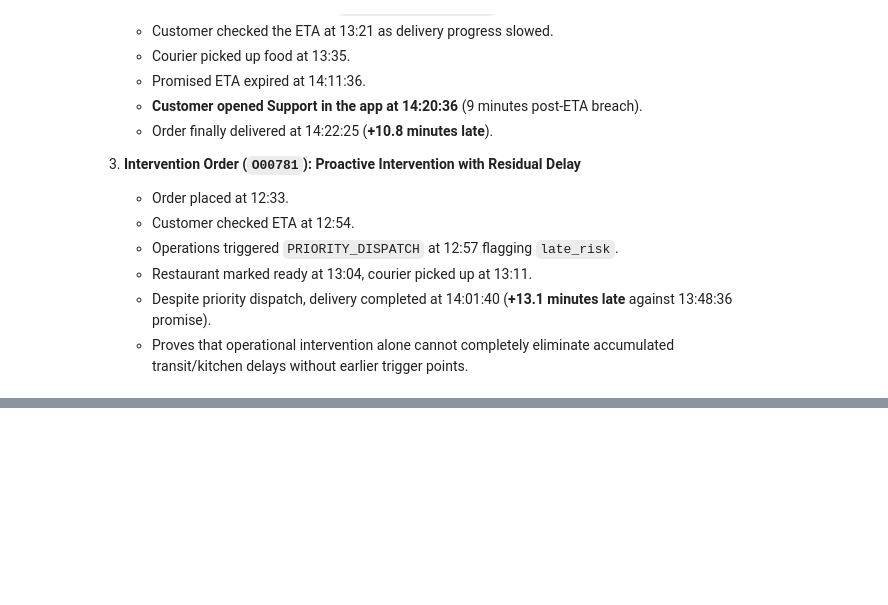
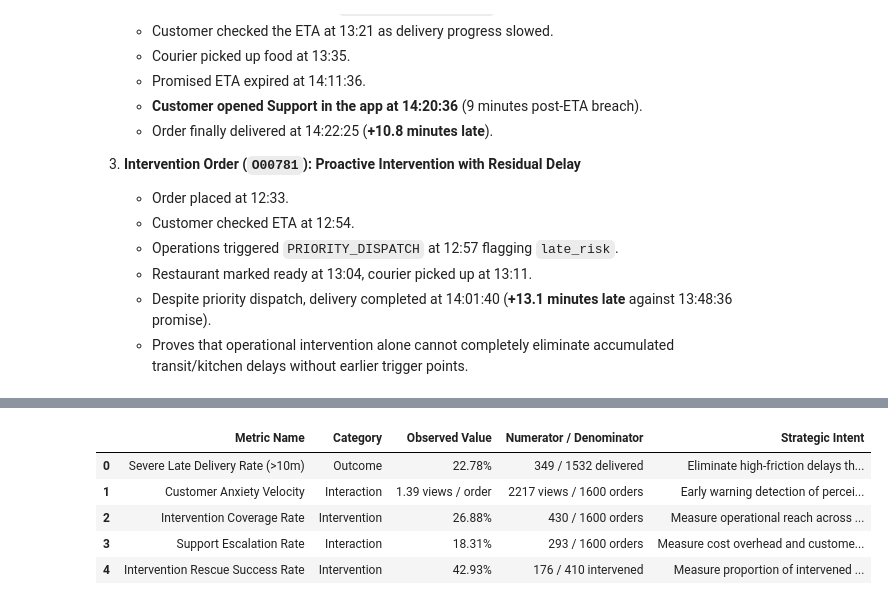
Before and after one commit to rachit-suresh/fde-assignments, a Jupyter notebook: flasheats-classroom-pack/FlashEats_Class7_Challenge.ipynb, the cells around one changed output, grey strips where cells are left out. Saved outputs shown, nothing was run; the diff lists cells and outputs as text; code cells hidden in the pictures; blank space fills up the shorter version.

Commit message:
Complete Class 7 Challenge: Canonical workflow model, non-Mermaid architecture schematics, and fully executed notebook outputs

```diff
--- a/flasheats-classroom-pack/FlashEats_Class7_Challenge.ipynb
+++ b/flasheats-classroom-pack/FlashEats_Class7_Challenge.ipynb
@@ -305,6 +652,75 @@ At least one metric must represent:
 # %%
-# Example starting point:
-# valid_outcomes=outcomes[outcomes.late_flag.notna()]
-# late_delivery_rate=valid_outcomes.late_flag.mean()
+# Challenge 4 — Select 3–5 business metrics
 
-# TODO: calculate your selected metrics
+# -------------------------------------------------------------------------
+# 1. COMPUTE SELECTED BUSINESS METRICS
+# -------------------------------------------------------------------------
+valid_delivered = order_workflow_mart[order_workflow_mart["delivered_flag"] == 1].copy()
+intervened_delivered = valid_delivered[valid_delivered["intervention_count"] > 0].copy()
+
+# Metric 1: Severe Late Delivery Rate (>10 min delay)
+severe_late_cnt = (valid_delivered["delay_min"] > 10).sum()
+severe_late_rate = severe_late_cnt / len(valid_delivered)
+
+# Metric 2: Customer Anxiety Velocity (Avg ETA Views per Placed Order)
+total_eta_views = order_workflow_mart["eta_views"].sum()
+anxiety_velocity = total_eta_views / len(order_workflow_mart)
+
+# Metric 3: Operational Intervention Coverage Rate
+total_intervened = (order_workflow_mart["intervention_count"] > 0).sum()
+intervention_coverage = total_intervened / len(order_workflow_mart)
+
+# Metric 4: Customer Support Escalation Rate
+total_support_escalations = (order_workflow_mart["support_opened"] == 1).sum()
+support_escalation_rate = total_support_escalations / len(order_workflow_mart)
+
+# Metric 5: Intervention Rescue Success Rate
+rescued_cnt = (intervened_delivered["late_flag"] == 0).sum()
+rescue_success_rate = rescued_cnt / len(intervened_delivered)
+
+# -------------------------------------------------------------------------
+# 2. DISPLAY FORMAL METRIC SCORECARD
+# -------------------------------------------------------------------------
+kpi_metrics_df = pd.DataFrame([
+    {
+        "Metric Name": "Severe Late Delivery Rate (>10m)",
+        "Category": "Outcome",
+        "Observed Value": f"{severe_late_rate:.2%}",
+        "Numerator / Denominator": f"{severe_late_cnt} / {len(valid_delivered)} delivered",
+        "Strategic Intent": "Eliminate high-friction delays that cause customer churn"
+    },
+    {
+        "Metric Name": "Customer Anxiety Velocity",
+        "Category": "Interaction",
+        "Observed Value": f"{anxiety_velocity:.2f} views / order",
+        "Numerator / Denominator": f"{total_eta_views} views / {len(order_workflow_mart)} orders",
+        "Strategic Intent": "Early warning detection of perceived delivery friction"
+    },
+    {
+        "Metric Name": "Intervention Coverage Rate",
+        "Category": "Intervention",
+        "Observed Value": f"{intervention_coverage:.2%}",
+        "Numerator / Denominator": f"{total_intervened} / {len(order_workflow_mart)} orders",
+        "Strategic Intent": "Measure operational reach across at-risk workflows"
+    },
+    {
+        "Metric Name": "Support Escalation Rate",
+        "Category": "Interaction",
+        "Observed Value": f"{support_escalation_rate:.2%}",
+        "Numerator / Denominator": f"{total_support_escalations} / {len(order_workflow_mart)} orders",
+        "Strategic Intent": "Measure cost overhead and customer service friction"
+    },
+    {
+        "Metric Name": "Intervention Rescue Success Rate",
+        "Category": "Intervention",
+        "Observed Value": f"{rescue_success_rate:.2%}",
+        "Numerator / Denominator": f"{rescued_cnt} / {len(intervened_delivered)} intervened",
+        "Strategic Intent": "Measure proportion of intervened orders delivered on-time"
+    }
+])
+
+print("=" * 95)
+print("CHALLENGE 4: 5 BUSINESS METRICS LINKED TO PROJECT KPI (REDUCE LATE RATE)")
+print("=" * 95)
+display(kpi_metrics_df)
+# %% [output]
@@ -311,3 +730,9 @@ At least one metric must represent:
+|  | Metric Name | Category | Observed Value | Numerator / Denominator | Strategic Intent |
+| 0 | Severe Late Delivery Rate (>10m) | Outcome | 22.78% | 349 / 1532 delivered | Eliminate high-friction delays th... |
+| 1 | Customer Anxiety Velocity | Interaction | 1.39 views / order | 2217 views / 1600 orders | Early warning detection of percei... |
+| 2 | Intervention Coverage Rate | Intervention | 26.88% | 430 / 1600 orders | Measure operational reach across ... |
+| 3 | Support Escalation Rate | Interaction | 18.31% | 293 / 1600 orders | Measure cost overhead and custome... |
+| 4 | Intervention Rescue Success Rate | Intervention | 42.93% | 176 / 410 intervened | Measure proportion of intervened ... |
 # %% [markdown]
 # Challenge 5 — Investigate the workflow with joins and aggregations
 
```
Also changed, not shown: parts of 12 cells of this notebook.
